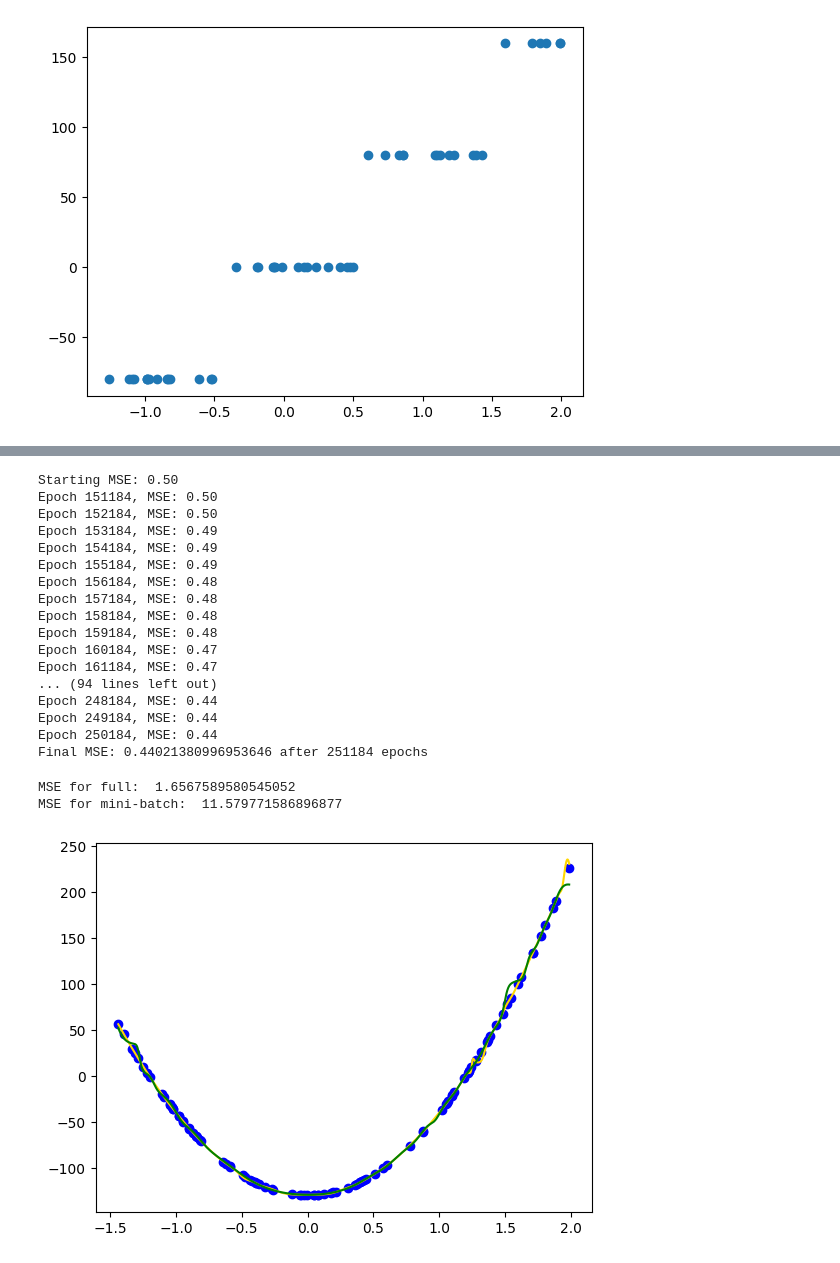
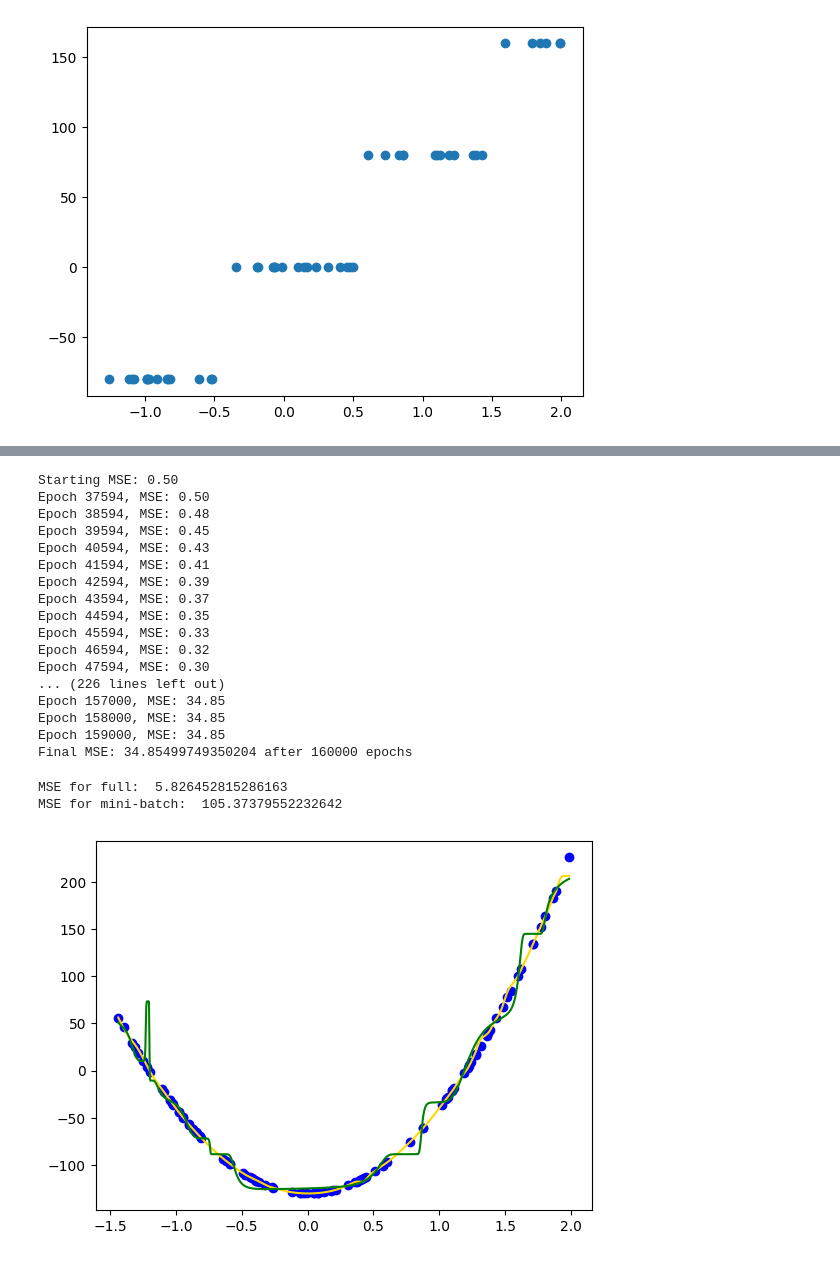
Before and after one commit to wojcikbart/NeuralNetworks, a Jupyter notebook: nn2/nn2.ipynb, the cells around one changed output, grey strips where cells are left out. Drawn from its saved outputs; the diff is of its cells as text; code cells hidden in the pictures.

```diff
--- a/nn2/nn2.ipynb
+++ b/nn2/nn2.ipynb
@@ -75,5 +75,5 @@ Mini-batch MSE:  156.90750384570575
 # %%
-data_square_train = pd.read_csv("dane_nn2\square-simple-training.csv")
+data_square_train = pd.read_csv("dane_nn2/square-simple-training.csv")
 data_square_train = data_square_train.drop(data_square_train.columns[0], axis=1)
 data_square_train.head()
 X_square_train = data_square_train['x'].values.reshape(-1, 1)
@@ -86,6 +86,7 @@ h, wh1 = nn_square.train(X_square_train, y_square_train, 0.0001, int(1e4), stop_
 h, wh1 = nn_square.train(X_square_train, y_square_train, 0.00001, int(1e4), stop_condition=0.5)
 
 nn_square2 = NeuralNetwork([1, 16, 32, 16, 1], activation_fun='sigmoid')
+h2, wh2 = nn_square2.train(X_square_train, y_square_train, 0.1, int(1e4), mini_batch=True, batch_size=64, stop_condition=1)
 h2, wh2 = nn_square2.train(X_square_train, y_square_train, 0.01, int(2e4), mini_batch=True, batch_size=64, stop_condition=1)
 h, wh2 = nn_square2.train(X_square_train, y_square_train, 0.001, int(1e4), mini_batch=True, batch_size=64, stop_condition=1)
 h, wh2 = nn_square2.train(X_square_train, y_square_train, 0.0001, int(1e4), mini_batch=True, batch_size=64, stop_condition=1)
@@ -120,10 +121,10 @@ Final MSE: 0.7497399054734991 after 31184 epochs
 # %%
-# h1, h2 = nn_square.train(X_square_train, y_square_train, 0.00001, int(2e4), stop_condition=0.01)
-# h1, h2 = nn_square.train(X_square_train, y_square_train, 0.000001, int(2e4), stop_condition=0.01)
-# h1, h2 = nn_square.train(X_square_train, y_square_train, 0.0000001, int(2e4), stop_condition=0.01)
-# h1, h2 = nn_square.train(X_square_train, y_square_train, 0.00000001, int(2e4), stop_condition=0.01)
-# h1, h2 = nn_square.train(X_square_train, y_square_train, 0.000000001, int(2e4), stop_condition=0.01)
-# h1, h2 = nn_square.train(X_square_train, y_square_train, 0.0000000001, int(2e4), stop_condition=0.01)
+h1, h2 = nn_square.train(X_square_train, y_square_train, 0.00001, int(2e4), stop_condition=0.01)
+h1, h2 = nn_square.train(X_square_train, y_square_train, 0.000001, int(2e4), stop_condition=0.01)
+h1, h2 = nn_square.train(X_square_train, y_square_train, 0.0000001, int(2e4), stop_condition=0.01)
+h1, h2 = nn_square.train(X_square_train, y_square_train, 0.00000001, int(2e4), stop_condition=0.01)
+h1, h2 = nn_square.train(X_square_train, y_square_train, 0.000000001, int(2e4), stop_condition=0.01)
+h1, h2 = nn_square.train(X_square_train, y_square_train, 0.0000000001, int(2e4), stop_condition=0.01)
 
 
 h1, h2 = nn_square2.train(X_square_train, y_square_train, 0.00001, int(2e4), mini_batch=True, batch_size=64, stop_condition=0.01)
@@ -133,44 +134,44 @@ h1, h2 = nn_square2.train(X_square_train, y_square_train, 0.00000001, int(2e4),
 h1, h2 = nn_square2.train(X_square_train, y_square_train, 0.000000001, int(2e4), mini_batch=True, batch_size=64, stop_condition=0.01)
 # %% [output]
 Starting MSE: 0.50
-Epoch 151184, MSE: 0.50
-Epoch 152184, MSE: 0.50
-Epoch 153184, MSE: 0.49
-Epoch 154184, MSE: 0.49
-Epoch 155184, MSE: 0.49
-Epoch 156184, MSE: 0.48
-Epoch 157184, MSE: 0.48
-Epoch 158184, MSE: 0.48
-Epoch 159184, MSE: 0.48
-Epoch 160184, MSE: 0.47
-Epoch 161184, MSE: 0.47
-... (94 lines left out)
-Epoch 248184, MSE: 0.44
-Epoch 249184, MSE: 0.44
-Epoch 250184, MSE: 0.44
-Final MSE: 0.44021380996953646 after 251184 epochs
+Epoch 37594, MSE: 0.50
+Epoch 38594, MSE: 0.48
+Epoch 39594, MSE: 0.45
+Epoch 40594, MSE: 0.43
+Epoch 41594, MSE: 0.41
+Epoch 42594, MSE: 0.39
+Epoch 43594, MSE: 0.37
+Epoch 44594, MSE: 0.35
+Epoch 45594, MSE: 0.33
+Epoch 46594, MSE: 0.32
+Epoch 47594, MSE: 0.30
+... (226 lines left out)
+Epoch 157000, MSE: 34.85
+Epoch 158000, MSE: 34.85
+Epoch 159000, MSE: 34.85
+Final MSE: 34.85499749350204 after 160000 epochs
 # %%
-data_square_test = pd.read_csv("dane_nn2\square-simple-test.csv")
+data_square_test = pd.read_csv("dane_nn2/square-simple-test.csv")
 data_square_test = data_square_test.drop(data_square_test.columns[0], axis=1)
 data_square_test.head()
 X_square_test = data_square_test['x'].values.reshape(-1, 1)
 y_square_test = data_square_test['y'].values.reshape(-1, 1)
 
 y_square_pred = nn_square.predict(X_square_test)
 mse_square = np.mean(np.square(y_square_test - y_square_pred))
 print("MSE for full: ", mse_square)
 
 y_square_pred2 = nn_square2.predict(X_square_test)
 mse_square2 = np.mean(np.square(y_square_test - y_square_pred2))
 print("MSE for mini-batch: ", mse_square2)
 
 x = np.linspace(min(X_square_test), max(X_square_test), 1000)
 plt.scatter(X_square_test, y_square_test, color='blue')
 plt.plot(x, nn_square.predict(x), color='gold')
 plt.plot(x, nn_square2.predict(x), color='green')
 plt.show()
 # %% [output]
-MSE for full:  1.6567589580545052
-MSE for mini-batch:  11.579771586896877
+MSE for full:  5.826452815286163
+MSE for mini-batch:  105.37379552232642
-[figure, old version]
+[figure, new version]
 # %%
```
Also changed, not shown: parts of 9 cells of this notebook.
